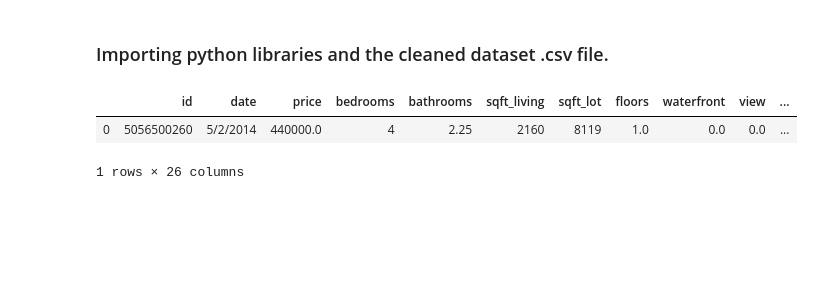
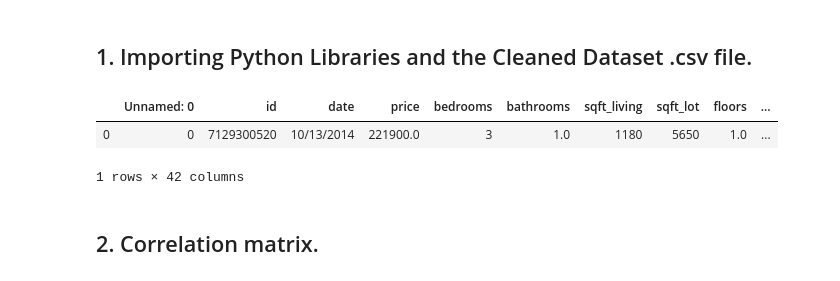
Before and after one commit to petehumphries/housing_project, a Jupyter notebook: project_1_regression_modelling_RM.ipynb, the cells around one changed output. Drawn from its saved outputs; the diff is of its cells as text; code cells hidden in the pictures; blank space fills up the shorter version.

```diff
--- a/project_1_regression_modelling_RM.ipynb
+++ b/project_1_regression_modelling_RM.ipynb
@@ -1,5 +11,5 @@
 # %% [markdown]
-### Importing python libraries and the cleaned dataset .csv file.
+## 1. Importing Python Libraries and the Cleaned Dataset .csv file.
 # %%
 import pandas as pd
 import numpy as np
@@ -11,9 +21,11 @@ import statsmodels.api as sm
 import math
 %matplotlib inline
 # %%
-df = pd.read_csv("kc_housing_data_cleaned_with_15_19_prices.csv")
+df = pd.read_csv("kc_housing_data_cleaned_final.csv")
 df.head(1)
 # %% [output]
-|  | id | date | price | bedrooms | bathrooms | sqft_living | sqft_lot | floors | waterfront | view | ... |
-| 0 | 5056500260 | 5/2/2014 | 440000.0 | 4 | 2.25 | 2160 | 8119 | 1.0 | 0.0 | 0.0 | ... |
+|  | Unnamed: 0 | id | date | price | bedrooms | bathrooms | sqft_living | sqft_lot | floors | ... |
+| 0 | 0 | 7129300520 | 10/13/2014 | 221900.0 | 3 | 1.0 | 1180 | 5650 | 1.0 | ... |
-1 rows × 26 columns
+1 rows × 42 columns
+# %% [markdown]
+## 2. Correlation matrix.
```
Also changed, not shown: parts of 52 cells of this notebook.
